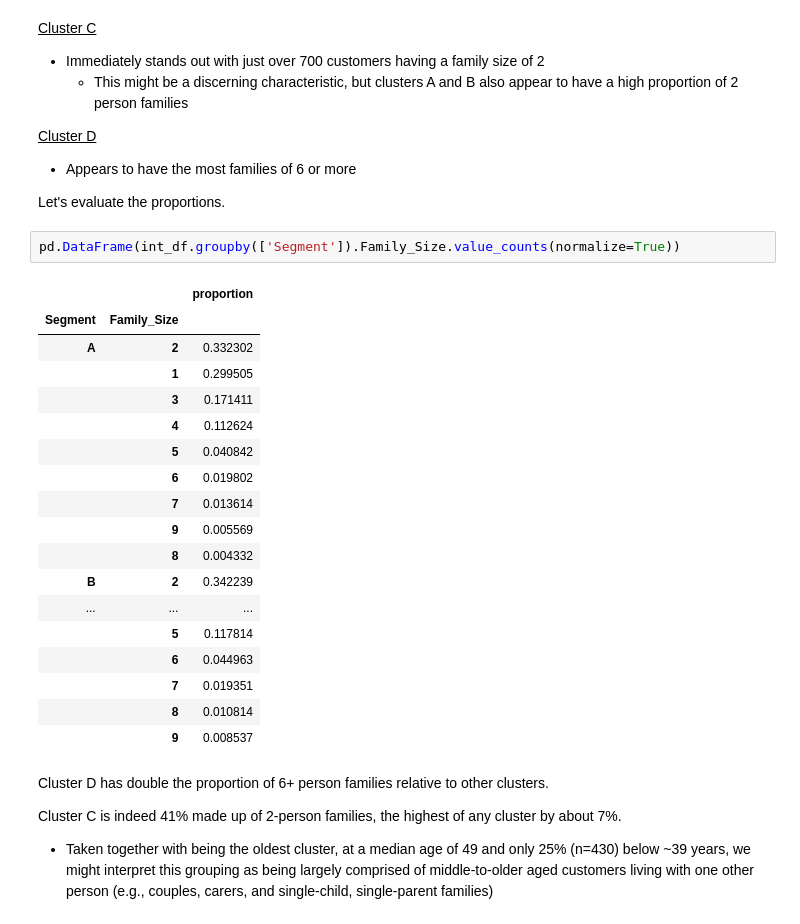
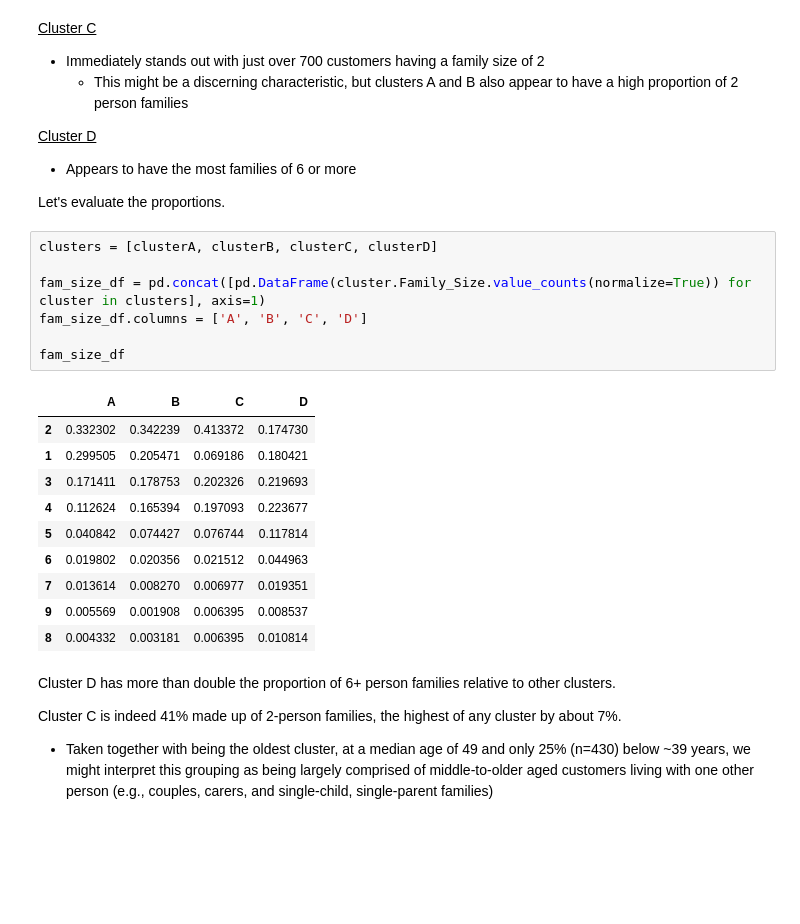
Before and after one commit to DomS1080/Data-Science, a Jupyter notebook: Projects/Customer/Customer.ipynb, the cells around one changed output. Saved outputs shown, nothing was run; the diff lists cells and outputs as text; blank space fills up the shorter version.

```diff
--- a/Projects/Customer/Customer.ipynb
+++ b/Projects/Customer/Customer.ipynb
@@ -677,29 +675,26 @@ plot2.label(x='Family Size', y='Frequency', col='Cluster:')
 - Appears to have the most families of 6 or more
 
 Let's evaluate the proportions.
-# %%
-pd.DataFrame(int_df.groupby(['Segment']).Family_Size.value_counts(normalize=True))
-# %% [output]
-|  |  | proportion |
-| Segment | Family_Size |  |
-| A | 2 | 0.332302 |
-|  | 1 | 0.299505 |
-|  | 3 | 0.171411 |
-|  | 4 | 0.112624 |
-|  | 5 | 0.040842 |
-|  | 6 | 0.019802 |
-|  | 7 | 0.013614 |
-|  | 9 | 0.005569 |
-|  | 8 | 0.004332 |
-| B | 2 | 0.342239 |
-| ... | ... | ... |
-|  | 5 | 0.117814 |
-|  | 6 | 0.044963 |
-|  | 7 | 0.019351 |
-|  | 8 | 0.010814 |
-|  | 9 | 0.008537 |
+# %%
+clusters = [clusterA, clusterB, clusterC, clusterD]
+
+fam_size_df = pd.concat([pd.DataFrame(cluster.Family_Size.value_counts(normalize=True)) for cluster in clusters], axis=1)
+fam_size_df.columns = ['A', 'B', 'C', 'D']
+
+fam_size_df
+# %% [output]
+|  | A | B | C | D |
+| 2 | 0.332302 | 0.342239 | 0.413372 | 0.174730 |
+| 1 | 0.299505 | 0.205471 | 0.069186 | 0.180421 |
+| 3 | 0.171411 | 0.178753 | 0.202326 | 0.219693 |
+| 4 | 0.112624 | 0.165394 | 0.197093 | 0.223677 |
+| 5 | 0.040842 | 0.074427 | 0.076744 | 0.117814 |
+| 6 | 0.019802 | 0.020356 | 0.021512 | 0.044963 |
+| 7 | 0.013614 | 0.008270 | 0.006977 | 0.019351 |
+| 9 | 0.005569 | 0.001908 | 0.006395 | 0.008537 |
+| 8 | 0.004332 | 0.003181 | 0.006395 | 0.010814 |
 # %% [markdown]
-Cluster D has double the proportion of 6+ person families relative to other clusters.
+Cluster D has more than double the proportion of 6+ person families relative to other clusters.
 
 Cluster C is indeed 41% made up of 2-person families, the highest of any cluster by about 7%.
 - Taken together with being the oldest cluster, at a median age of 49 and only 25% (n=430) below ~39 years, we might interpret this grouping as being largely comprised of middle-to-older aged customers living with one other person (e.g., couples, carers, and single-child, single-parent families)
```
Also changed, not shown: parts of 11 cells of this notebook.
